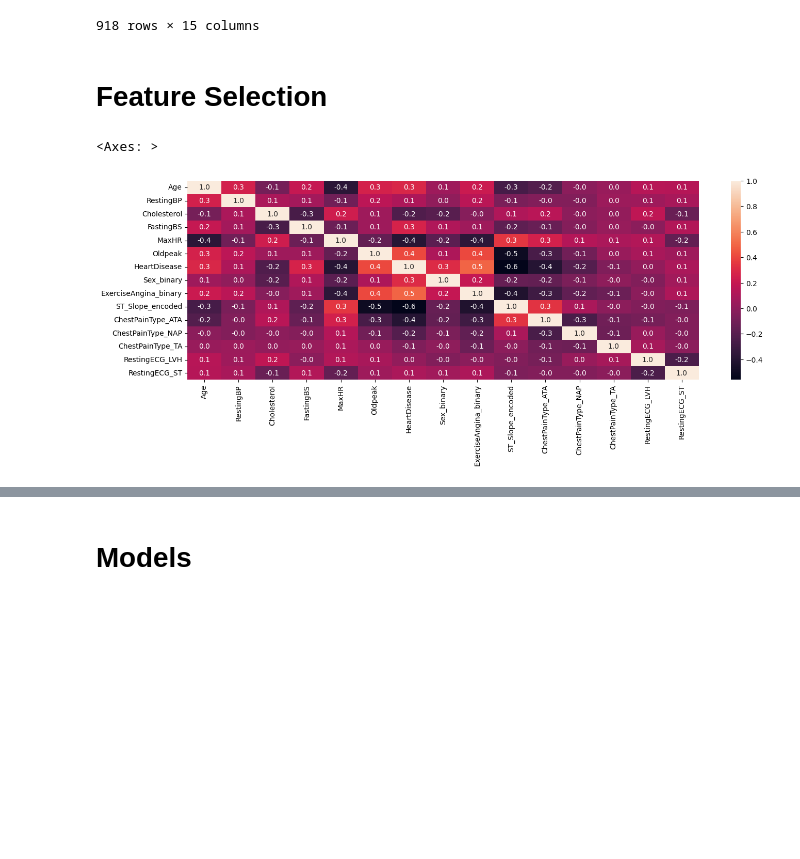
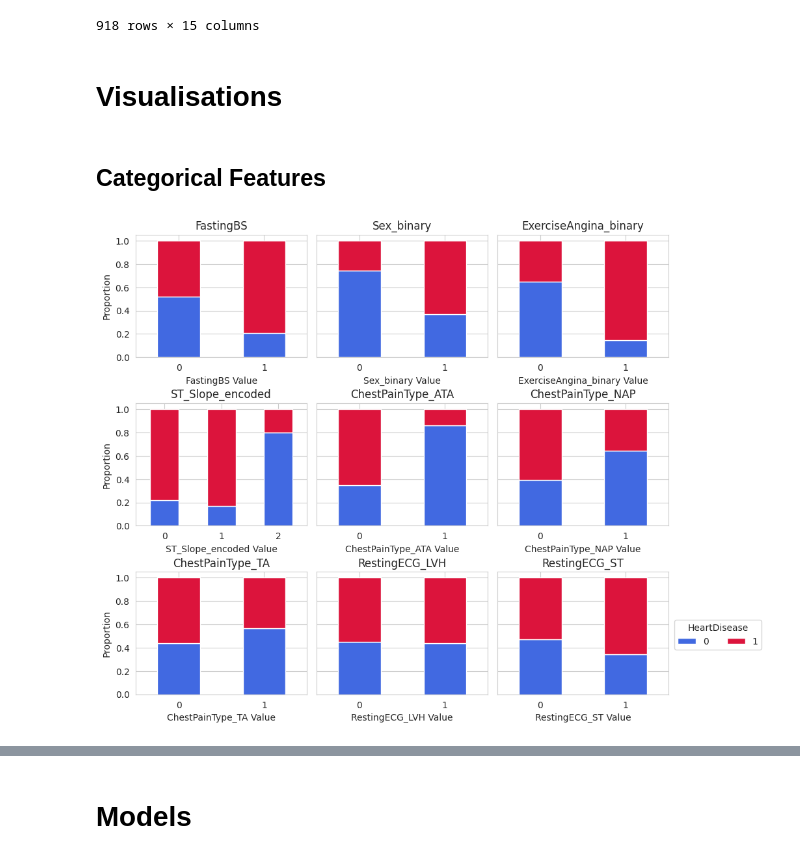
Before and after one commit to g-vaughan/classic_machine_learning, a Jupyter notebook: predicting_heart_failure.ipynb, the cells around one changed output, grey strips where cells are left out. Drawn from its saved outputs; the diff is of its cells as text; code cells hidden in the pictures; blank space fills up the shorter version.

Commit message:
Final predicting heart faliure notebook

```diff
--- a/predicting_heart_failure.ipynb
+++ b/predicting_heart_failure.ipynb
@@ -212,7 +296,7 @@ df
 # %%
 # ST_Slope: the slope of the peak exercise ST segment [Up: upsloping, Flat: flat, Down: downsloping]
 encoder = OrdinalEncoder(categories=[['Down', 'Flat', 'Up']])
-df['ST_Slope_encoded'] = encoder.fit_transform(df[['ST_Slope']])
+df['ST_Slope_encoded'] = encoder.fit_transform(df[['ST_Slope']]).astype(int)
 df
 # %% [output]
 |  | Age | Sex | ChestPainType | RestingBP | Cholesterol | FastingBS | RestingECG | MaxHR | ... |
@@ -235,6 +322,7 @@ ohe = OneHotEncoder(sparse_output=False)
 encoded_data = ohe.fit_transform(df[['ChestPainType', 'RestingECG']])
 encoded_df = pd.DataFrame(encoded_data, columns=ohe.get_feature_names_out(['ChestPainType', 'RestingECG']))
 encoded_df = encoded_df.drop(columns=['RestingECG_Normal', 'ChestPainType_ASY']) # Removing baseline variables (no chest pain and normal ECG) to prevent collinearity problems
+encoded_df = encoded_df.astype(int)
 encoded_df
 # %% [output]
 |  | ChestPainType_ATA | ChestPainType_NAP | ChestPainType_TA | RestingECG_LVH | RestingECG_ST |
@@ -291,11 +379,39 @@ df
 | 916 | 57 | 130 | 236 | 0 | 174 | 0.0 | 1 | 0 | ... |
 | 917 | 38 | 138 | 175 | 0 | 173 | 0.0 | 0 | 1 | ... |
 918 rows × 15 columns
-# %% [markdown]
-# Feature Selection
-# %%
-plt.figure(figsize = (16,5))
-sns.heatmap(df.corr(), annot=True, fmt=".1f")
-# %% [output]
-<Axes: >
-[figure, removed]
+# %% [markdown]
+# Visualisations
+# %%
+sns.set_style("whitegrid")
+palette = {0: 'royalblue', 1: 'crimson'}
+# %% [markdown]
+## Categorical Features
+# %%
+# Select Features
+target = 'HeartDisease'
+binary_features = [col for col in df.columns if col != target and df[col].nunique() <=3]
+
+# Create Axes
+fig, axes = plt.subplots(nrows=3, ncols=3, figsize=(9, 9), sharey=True)
+axes = axes.flatten()
+
+# Plot stacked bar charts
+for ax, feature in zip(axes, binary_features):
+    cross_tab = pd.crosstab(df[feature], df[target], normalize='index')
+    colors = [palette[col] for col in cross_tab.columns]
+    cross_tab.plot(kind='bar', stacked=True, ax=ax, color=colors)
+    ax.set_title(f'{feature}')
+    ax.set_xlabel(f'{feature} Value')
+    ax.set_ylabel('Proportion')
+    ax.legend_.remove()  # Remove legends from all but one to reduce clutter
+    ax.set_xticklabels(ax.get_xticklabels(), rotation=0)
+
+# Add a single legend for the entire figure
+handles, labels = axes[0].get_legend_handles_labels()
+fig.legend(handles, labels, title=target, bbox_to_anchor=(1.15, 0.2), ncol=len(labels))
+
+plt.tight_layout()
+plt.subplots_adjust(top=0.85)  # Adjust top to fit legend
+plt.show()
+# %% [output]
+[figure, added]
```
Also changed, not shown: parts of 85 cells of this notebook.
